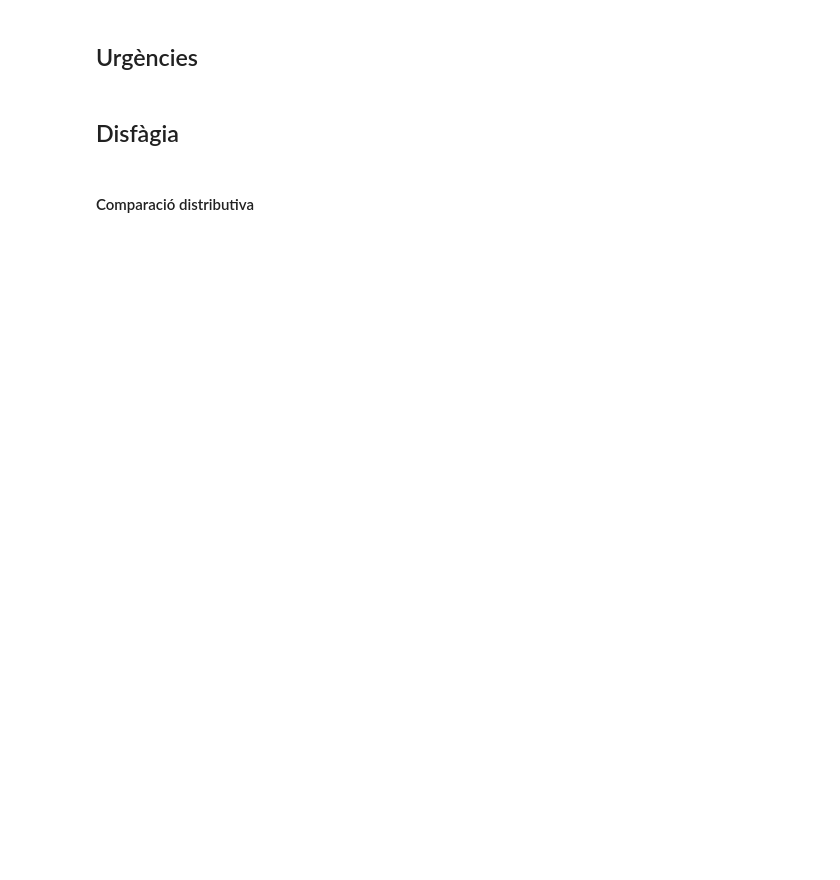
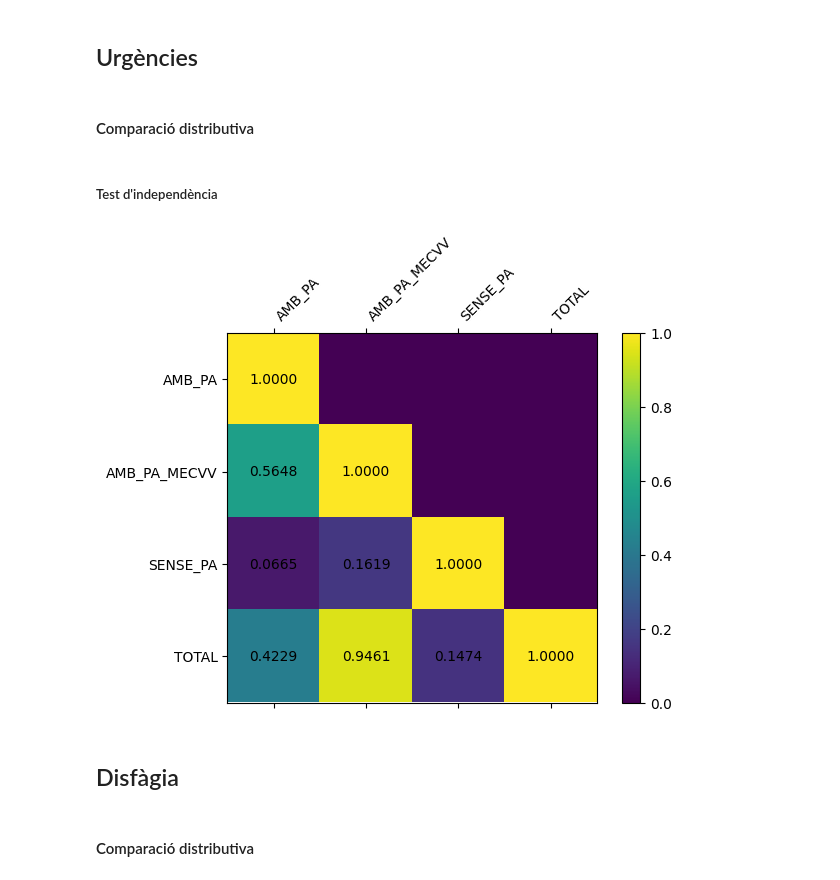
Before and after one commit to MCastelH/PRACTICUM, a Jupyter notebook: general+tests+lab.ipynb, the cells around one changed output. Drawn from its saved outputs; the diff is of its cells as text; code cells hidden in the pictures; blank space fills up the shorter version.

```diff
--- a/general+tests+lab.ipynb
+++ b/general+tests+lab.ipynb
@@ -300,2 +261,10 @@ print("Mitjana ± Desviació Estàndard del nombre d'urgències:", resultat)
+# %% [markdown]
+#### Comparació distributiva
+# %% [markdown]
+##### Test d'independència
+# %%
+test_indepe_plot({'AMB_PA': AMB_PA['Emergències'], 'AMB_PA_MECVV': AMB_PA_MECVV['Emergències'], 'SENSE_PA': SENSE_PA['Emergències'], 'TOTAL': TOTAL['Emergències']})
+# %% [output]
+[figure, added]
 # %% [markdown]
 ## Disfàgia
```
Also changed, not shown: parts of 362 cells of this notebook, 1 other file.
